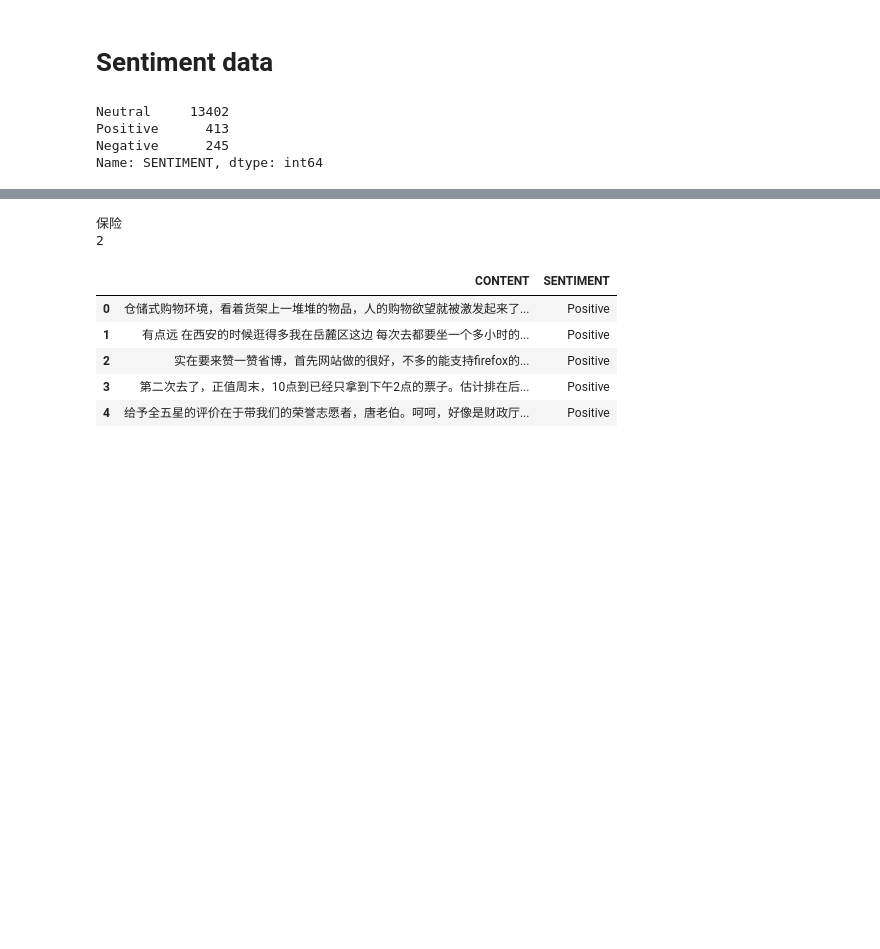
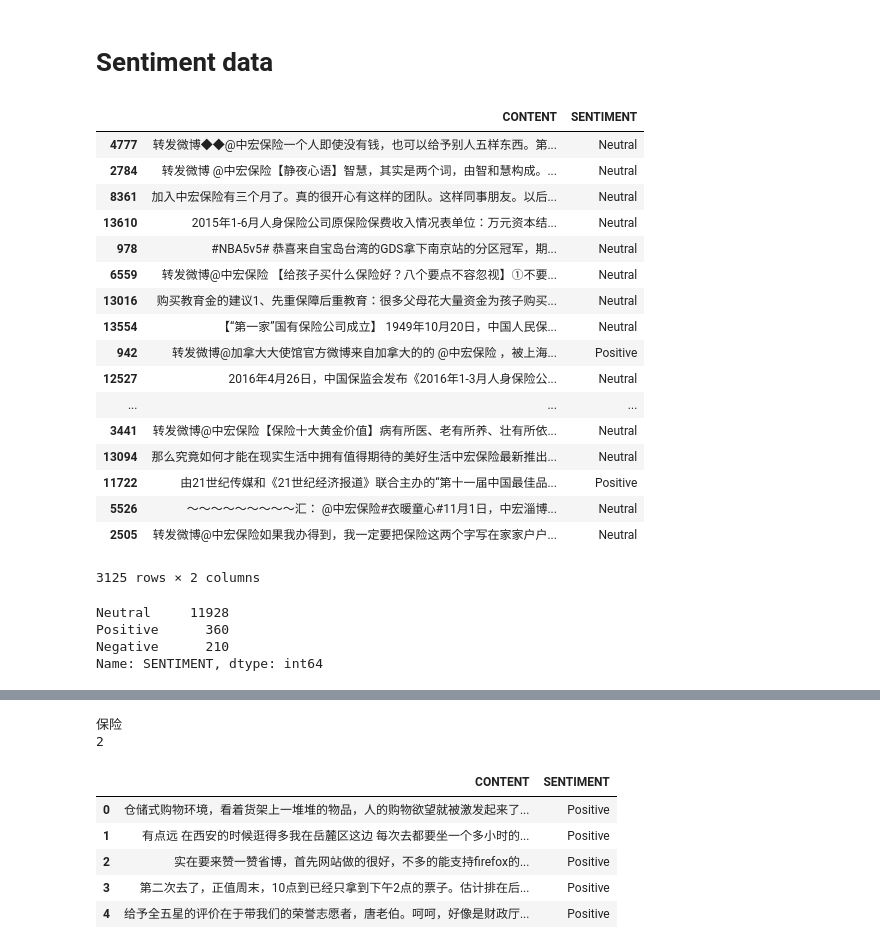
Before and after one commit to zbxzc35/zh_cnn_text_classify, a Jupyter notebook: data_preparation.ipynb, the cells around one changed output, grey strips where cells are left out. Cells and saved outputs as stored; diff of their text form; code cells hidden in the pictures; blank space fills up the shorter version.

Commit message:
data

```diff
--- a/data_preparation.ipynb
+++ b/data_preparation.ipynb
@@ -63,7 +63,28 @@ length = np.array(length)
 # %%
 from sklearn.model_selection import train_test_split
 
-dev, test = train_test_split(data, test_size=0.1, random_state = 100)
+dev, test = train_test_split(data, test_size=0.2, random_state = 100)
+# %%
+test
+# %% [output]
+|  | CONTENT | SENTIMENT |
+| 4777 | 转发微博◆◆@中宏保险一个人即使没有钱，也可以给予别人五样东西。第... | Neutral |
+| 2784 | 转发微博 @中宏保险【静夜心语】智慧，其实是两个词，由智和慧构成。... | Neutral |
+| 8361 | 加入中宏保险有三个月了。真的很开心有这样的团队。这样同事朋友。以后... | Neutral |
+| 13610 | 2015年1-6月人身保险公司原保险保费收入情况表单位：万元资本结... | Neutral |
+| 978 | #NBA5v5# 恭喜来自宝岛台湾的GDS拿下南京站的分区冠军，期... | Neutral |
+| 6559 | 转发微博@中宏保险 【给孩子买什么保险好？八个要点不容忽视】①不要... | Neutral |
+| 13016 | 购买教育金的建议1、先重保障后重教育：很多父母花大量资金为孩子购买... | Neutral |
+| 13554 | 【“第一家”国有保险公司成立】 1949年10月20日，中国人民保... | Neutral |
+| 942 | 转发微博@加拿大大使馆官方微博来自加拿大的的 @中宏保险 ，被上海... | Positive |
+| 12527 | 2016年4月26日，中国保监会发布《2016年1-3月人身保险公... | Neutral |
+| ... | ... | ... |
+| 3441 | 转发微博@中宏保险【保险十大黄金价值】病有所医、老有所养、壮有所依... | Neutral |
+| 13094 | 那么究竟如何才能在现实生活中拥有值得期待的美好生活中宏保险最新推出... | Neutral |
+| 11722 | 由21世纪传媒和《21世纪经济报道》联合主办的“第十一届中国最佳品... | Positive |
+| 5526 | ～～～～～～～～～汇： @中宏保险#衣暖童心#11月1日，中宏淄博... | Neutral |
+| 2505 | 转发微博@中宏保险如果我办得到，我一定要把保险这两个字写在家家户户... | Neutral |
+3125 rows × 2 columns
 # %%
 testing_folder = './data/processed/testing/'
 if not os.path.exists(testing_folder):
@@ -142,9 +163,9 @@ for x in test['SENTIMENT'].unique():
 # %%
 dev['SENTIMENT'].value_counts()
 # %% [output]
-Neutral     13402
-Positive      413
-Negative      245
+Neutral     11928
+Positive      360
+Negative      210
 Name: SENTIMENT, dtype: int64
 # %%
 test['SENTIMENT'].value_counts()
```
Also changed, not shown: parts of 5 cells of this notebook, 2 other files.
